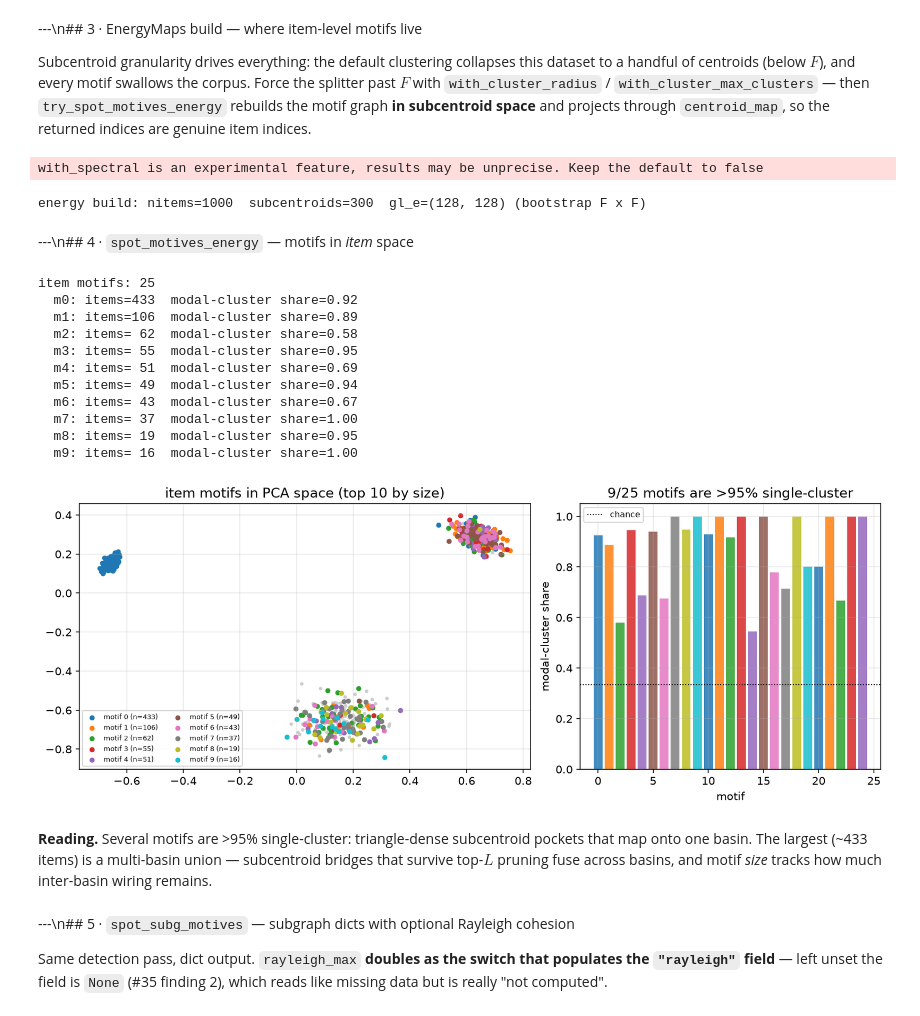
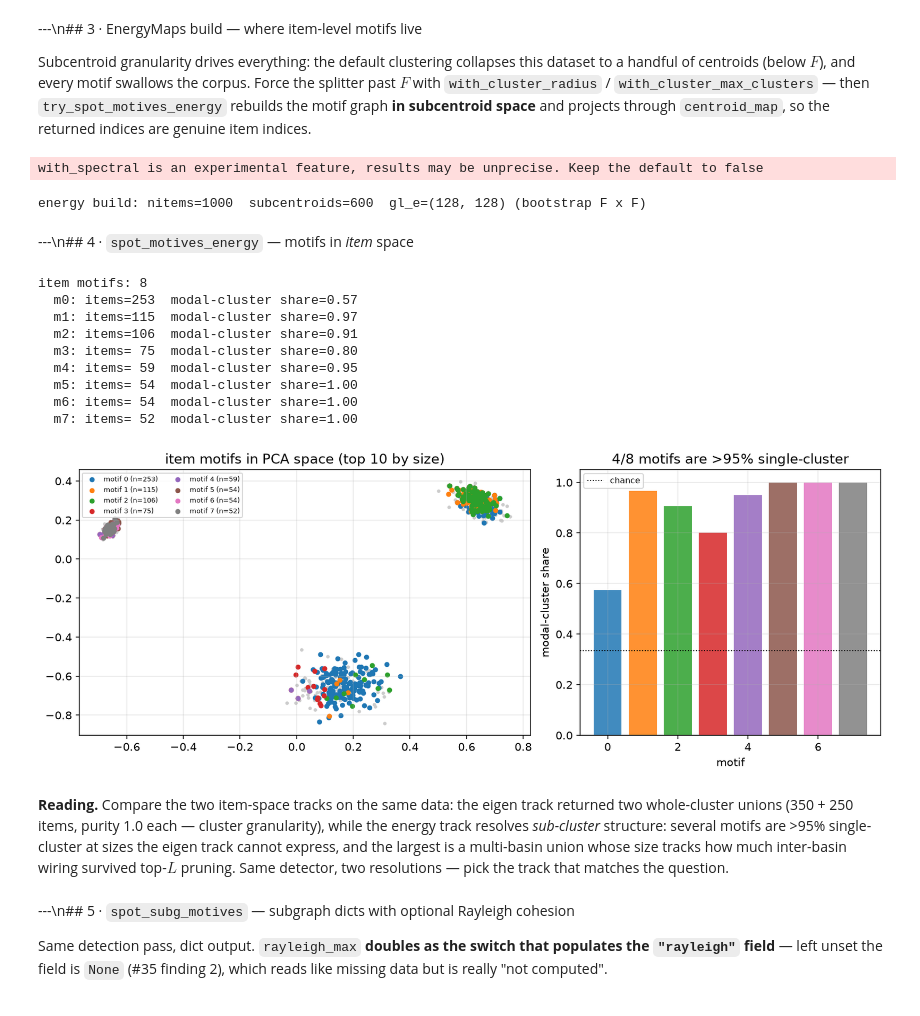
Before and after one commit to tuned-org-uk/arrowspace-analysis, a Jupyter notebook: arrowspace-base-use/02__motives_api.ipynb, the cells around one changed output. Saved outputs shown, nothing was run; the diff lists cells and outputs as text; code cells hidden in the pictures.

Commit message:
upgrade to arrowspace 0.28.0: item-space eigen motifs via spot_motives_eigen_items (#165), re-tuned energy track for #167-corrected graphs, aligned notebook texts with executed metrics

```diff
--- a/arrowspace-base-use/02__motives_api.ipynb
+++ b/arrowspace-base-use/02__motives_api.ipynb
@@ -57,8 +62,10 @@ plt.rcParams.update({
     "grid.alpha": 0.3, "figure.constrained_layout.use": True,
 })
 
-# The dataset README prescribes these graph parameters — the defaults disconnect
-# the unit-norm feature graph (every lambda ~ 0). Reuse only, never regenerate.
+# The dataset README prescribes these graph parameters; the pre-0.28 defaults
+# (eps=0.001) disconnect the unit-norm feature graph (every lambda ~ 0).
+# Notably, 0.28.0's recalibrated defaults (eps=0.5, k=12) match this prescription.
+# Reuse only, never regenerate.
 GRAPH_PARAMS = {"eps": 0.5, "k": 12, "topk": 8, "p": 2.0, "sigma": 0.5}
 
 X = np.ascontiguousarray(  # pyarrow/pandas slices may be non-contiguous; ArrowSpace asks for C-contiguous rows
@@ -82,6 +89,11 @@ for _new, _old in enumerate(_dense_first):
 NAMES = ["cluster 0 (dense)", "cluster 1", "cluster 2 (sparse)"]
 COLORS = np.asarray(plt.get_cmap("tab10").colors)
 
+def modal_share(ix):
+    """Fraction of a motif's items belonging to one k-means cluster."""
+    _, cnt = np.unique(labels[list(ix)], return_counts=True)
+    return float(cnt.max() / len(ix))
+
 xy = PCA(n_components=2, random_state=SEED).fit_transform(X)
 fig, ax = plt.subplots(figsize=(6, 5))
 for c in range(3):
@@ -119,14 +135,22 @@ print(f"nitems={aspace.nitems}  L_F={gl.shape()}  degenerate lambdas: "
       f"{int(np.sum(np.abs(lam) < 1e-12))} / {len(lam)}")
 
 motifs_default = aspace.spot_motives_eigen(gl, None)
-print(f"default cfg -> motifs: {len(motifs_default)}, sizes: "
+print(f"feature-space, default cfg -> motifs: {len(motifs_default)}, sizes: "
       f"{sorted((len(m) for m in motifs_default), reverse=True)[:8]}")
+assert max(max(m) for m in motifs_default) < D, "feature-space ids live in 0..F-1"
 
 MOTIVE_CFG = {"top_l": 8, "min_triangles": 2, "min_clust": 0.3,
               "max_motif_size": 24, "max_sets": 64, "jaccard_dedup": 0.7}
 motifs = aspace.spot_motives_eigen(gl, MOTIVE_CFG)
 sizes = sorted((len(m) for m in motifs), reverse=True)
-print(f"tuned cfg -> motifs: {len(motifs)}, sizes head: {sizes[:10]}")
-assert len(motifs_default) >= 5 and len(motifs) >= 5, "a 128-node graph should triangulate into multiple motifs"
+print(f"feature-space, tuned cfg -> motifs: {len(motifs)}, sizes head: {sizes[:10]}")
+assert len(motifs_default) >= 5, "a 128-node graph should triangulate into multiple motifs"
+
+eigen_item_motifs = aspace.spot_motives_eigen_items(gl, None)
+eigen_item_motifs.sort(key=lambda m: -len(m))
+for i, m in enumerate(eigen_item_motifs):
+    print(f"  item-space m{i}: items={len(m):4d}  modal-cluster share={modal_share(m):.2f}")
+assert all(0 <= i < N for m in eigen_item_motifs for i in m), "item ids in 0..n_items"
+assert len(eigen_item_motifs) >= 2, "the centroid graph should yield whole-cluster motifs"
 # %% [output]
 nitems=1000  L_F=(128, 128)  degenerate lambdas: 1 / 1000
@@ -225,15 +259,17 @@ aspace_e, gl_e = (
     ArrowSpaceBuilder()
     .with_seed(SEED)
     .with_cluster_radius(0.02)
-    .with_cluster_max_clusters(300)
+    .with_cluster_max_clusters(600)
     .build_energy(X, ENERGY_PARAMS, GRAPH_PARAMS)
 )
 print(f"energy build: nitems={aspace_e.nitems}  subcentroids={aspace_e.nclusters}  "
       f"gl_e={gl_e.shape()} (bootstrap F x F)")
 assert aspace_e.nclusters > D, "subcentroid graph must exceed F for item-space motifs"
+# (0.28.0 note: at max_clusters=300 the corrected subcentroid coordinates fuse into one
+#  corpus-sized motif; 600 splits fine enough for basin-resolved item motifs.)
 # %% [output]
 with_spectral is an experimental feature, results may be unprecise. Keep the default to false
-energy build: nitems=1000  subcentroids=300  gl_e=(128, 128) (bootstrap F x F)
+energy build: nitems=1000  subcentroids=600  gl_e=(128, 128) (bootstrap F x F)
 # %% [markdown]
 ---\n## 4 · `spot_motives_energy` — motifs in *item* space
 # %%
@@ -242,51 +278,51 @@ MOTIVE_CFG_E = {"top_l": 8, "min_triangles": 1, "min_clust": 0.0,
 item_motifs = aspace_e.spot_motives_energy(gl_e, MOTIVE_CFG_E)
 item_motifs.sort(key=lambda m: -len(m))
 
 def modal_share(ix):
     _, cnt = np.unique(labels[list(ix)], return_counts=True)
     return float(cnt.max() / len(ix))
 
 print(f"item motifs: {len(item_motifs)}")
 for i, m in enumerate(item_motifs[:10]):
     print(f"  m{i}: items={len(m):3d}  modal-cluster share={modal_share(m):.2f}")
 
 n_pure = sum(1 for m in item_motifs if modal_share(m) > 0.95)
 fig, axes = plt.subplots(1, 2, figsize=(11.5, 4.4), gridspec_kw={"width_ratios": [3, 2]})
 ax = axes[0]
 ax.scatter(xy[:, 0], xy[:, 1], s=6, c="#cccccc")
 for i, m in enumerate(item_motifs[:10]):
     ax.scatter(xy[m, 0], xy[m, 1], s=16, color=COLORS[i % 10], label=f"motif {i} (n={len(m)})")
 ax.legend(fontsize=6.5, loc="best", ncols=2)
 ax.set_title("item motifs in PCA space (top 10 by size)")
 
 ax = axes[1]
 ax.bar(range(len(item_motifs)), [modal_share(m) for m in item_motifs],
        color=[COLORS[i % 10] for i in range(len(item_motifs))], alpha=0.85)
 ax.axhline(1 / 3, color="k", ls=":", lw=1, label="chance")
 ax.set_xlabel("motif"); ax.set_ylabel("modal-cluster share")
 ax.set_title(f"{n_pure}/{len(item_motifs)} motifs are >95% single-cluster")
 ax.legend(fontsize=8)
 fig.savefig(OUT / "fig_03_item_motifs.png")
 plt.show()
-assert len(item_motifs) >= 10 and n_pure >= 5, "granularity tuning should produce pure item motifs"
+assert len(item_motifs) >= 5 and n_pure >= 3, "granularity tuning should produce pure item motifs"
 # %% [output]
-item motifs: 25
-  m0: items=433  modal-cluster share=0.92
-  m1: items=106  modal-cluster share=0.89
-  m2: items= 62  modal-cluster share=0.58
-  m3: items= 55  modal-cluster share=0.95
-  m4: items= 51  modal-cluster share=0.69
-  m5: items= 49  modal-cluster share=0.94
-  m6: items= 43  modal-cluster share=0.67
-  m7: items= 37  modal-cluster share=1.00
-  m8: items= 19  modal-cluster share=0.95
-  m9: items= 16  modal-cluster share=1.00
+item motifs: 8
+  m0: items=253  modal-cluster share=0.57
+  m1: items=115  modal-cluster share=0.97
+  m2: items=106  modal-cluster share=0.91
+  m3: items= 75  modal-cluster share=0.80
+  m4: items= 59  modal-cluster share=0.95
+  m5: items= 54  modal-cluster share=1.00
+  m6: items= 54  modal-cluster share=1.00
+  m7: items= 52  modal-cluster share=1.00
-[figure, old version]
+[figure, new version]
-# %% [markdown]
-**Reading.** Several motifs are >95% single-cluster: triangle-dense subcentroid pockets
-that map onto one basin. The largest (~433 items) is a multi-basin union — subcentroid
-bridges that survive top-$L$ pruning fuse across basins, and motif *size* tracks how much
-inter-basin wiring remains.
+# %% [markdown]
+**Reading.** Compare the two item-space tracks on the same data: the eigen track returned
+two whole-cluster unions (350 + 250 items, purity 1.0 each — cluster granularity), while
+the energy track resolves *sub-cluster* structure: several motifs are >95% single-cluster
+at sizes the eigen track cannot express, and the largest is a multi-basin union whose size
+tracks how much inter-basin wiring survived top-$L$ pruning. Same detector, two
+resolutions — pick the track that matches the question.
 # %% [markdown]
 ---\n## 5 · `spot_subg_motives` — subgraph dicts with optional Rayleigh cohesion
 
```
Also changed, not shown: parts of 12 cells of this notebook, 17 other files.
